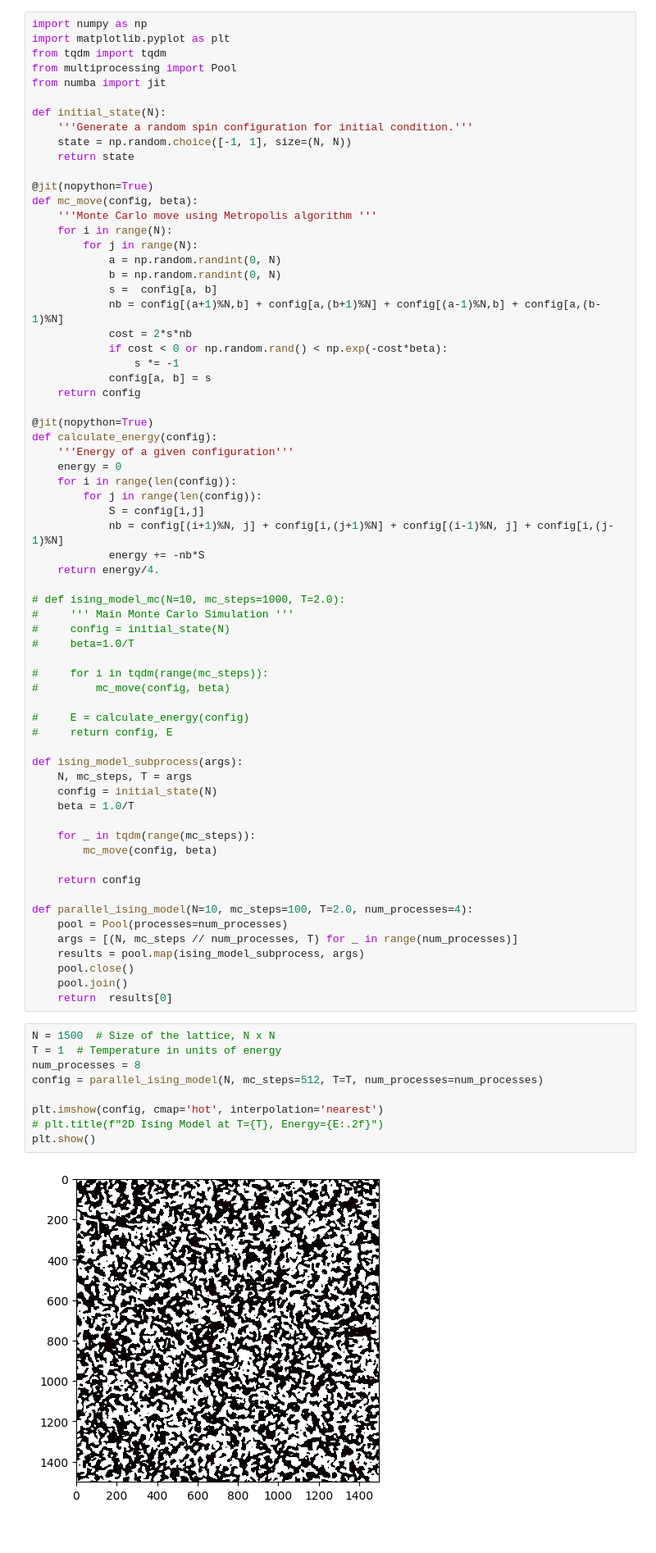
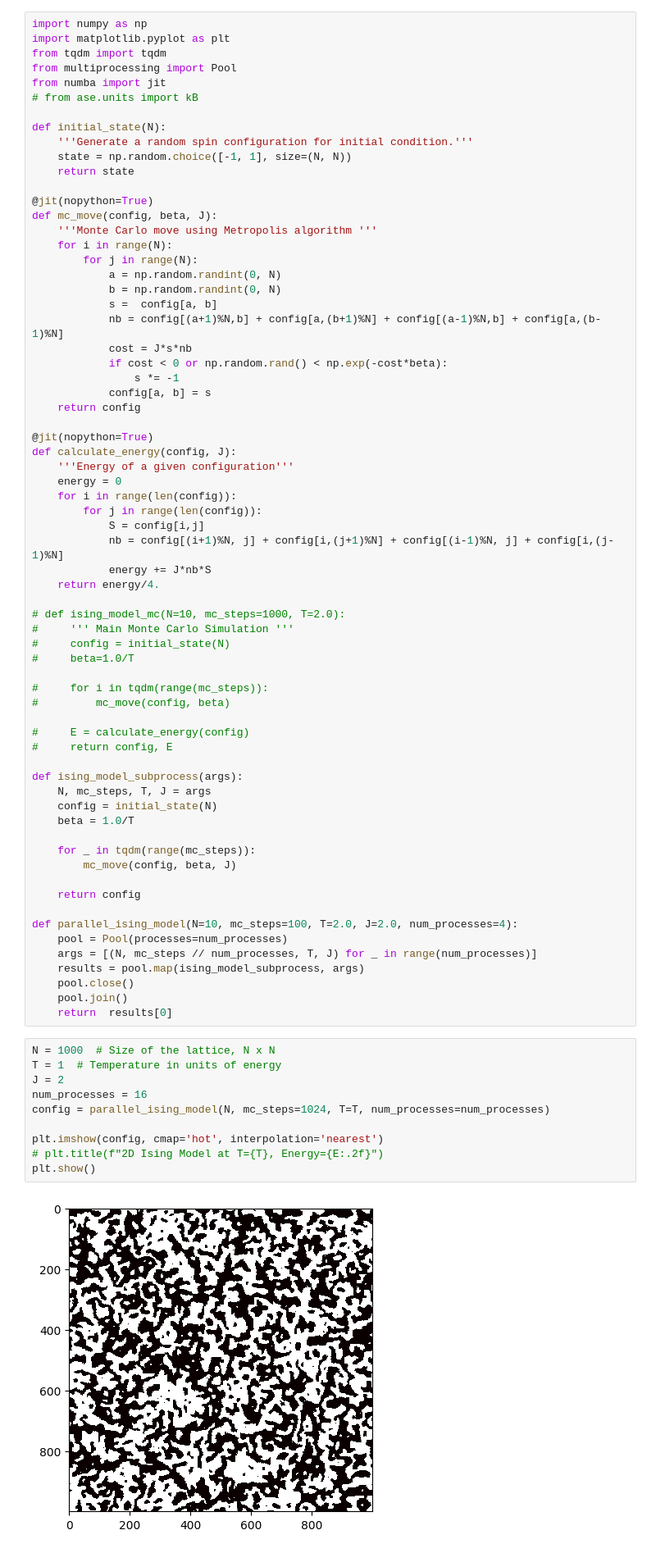
Before and after one commit to leseixas/IsingModels, a Jupyter notebook: IsingModel.ipynb, the cells around one changed output. Shown at 82% size. Saved outputs shown, nothing was run; the diff lists cells and outputs as text.

```diff
--- a/IsingModel.ipynb
+++ b/IsingModel.ipynb
@@ -4,6 +4,7 @@ import matplotlib.pyplot as plt
 from tqdm import tqdm
 from multiprocessing import Pool
 from numba import jit
+# from ase.units import kB
 
 def initial_state(N):
     '''Generate a random spin configuration for initial condition.'''
@@ -11,7 +12,7 @@ def initial_state(N):
     return state
 
 @jit(nopython=True)
-def mc_move(config, beta):
+def mc_move(config, beta, J):
     '''Monte Carlo move using Metropolis algorithm '''
     for i in range(N):
         for j in range(N):
@@ -19,21 +20,21 @@ def mc_move(config, beta):
             b = np.random.randint(0, N)
             s =  config[a, b]
             nb = config[(a+1)%N,b] + config[a,(b+1)%N] + config[(a-1)%N,b] + config[a,(b-1)%N]
-            cost = 2*s*nb
+            cost = J*s*nb
             if cost < 0 or np.random.rand() < np.exp(-cost*beta):
                 s *= -1
             config[a, b] = s
     return config
 
 @jit(nopython=True)
-def calculate_energy(config):
+def calculate_energy(config, J):
     '''Energy of a given configuration'''
     energy = 0
     for i in range(len(config)):
         for j in range(len(config)):
             S = config[i,j]
             nb = config[(i+1)%N, j] + config[i,(j+1)%N] + config[(i-1)%N, j] + config[i,(j-1)%N]
-            energy += -nb*S
+            energy += J*nb*S
     return energy/4.
 
 # def ising_model_mc(N=10, mc_steps=1000, T=2.0):
@@ -48,33 +49,34 @@ def calculate_energy(config):
 #     return config, E
 
 def ising_model_subprocess(args):
-    N, mc_steps, T = args
+    N, mc_steps, T, J = args
     config = initial_state(N)
     beta = 1.0/T
 
     for _ in tqdm(range(mc_steps)):
-        mc_move(config, beta)
+        mc_move(config, beta, J)
 
     return config
 
-def parallel_ising_model(N=10, mc_steps=100, T=2.0, num_processes=4):
+def parallel_ising_model(N=10, mc_steps=100, T=2.0, J=2.0, num_processes=4):
     pool = Pool(processes=num_processes)
-    args = [(N, mc_steps // num_processes, T) for _ in range(num_processes)]
+    args = [(N, mc_steps // num_processes, T, J) for _ in range(num_processes)]
     results = pool.map(ising_model_subprocess, args)
     pool.close()
     pool.join()
     return  results[0]
 # %%
-N = 1500  # Size of the lattice, N x N
+N = 1000  # Size of the lattice, N x N
 T = 1  # Temperature in units of energy
-num_processes = 8
-config = parallel_ising_model(N, mc_steps=512, T=T, num_processes=num_processes)
+J = 2
+num_processes = 16
+config = parallel_ising_model(N, mc_steps=1024, T=T, num_processes=num_processes)
 
 plt.imshow(config, cmap='hot', interpolation='nearest')
 # plt.title(f"2D Ising Model at T={T}, Energy={E:.2f}")
 plt.show()
 # %% [output]
-[figure, old version]
+[figure, new version]
 # %%
 N = 1000  # Size of the lattice, N x N
 T = 4  # Temperature in units of energy
```
Also changed, not shown: 10 other files.
